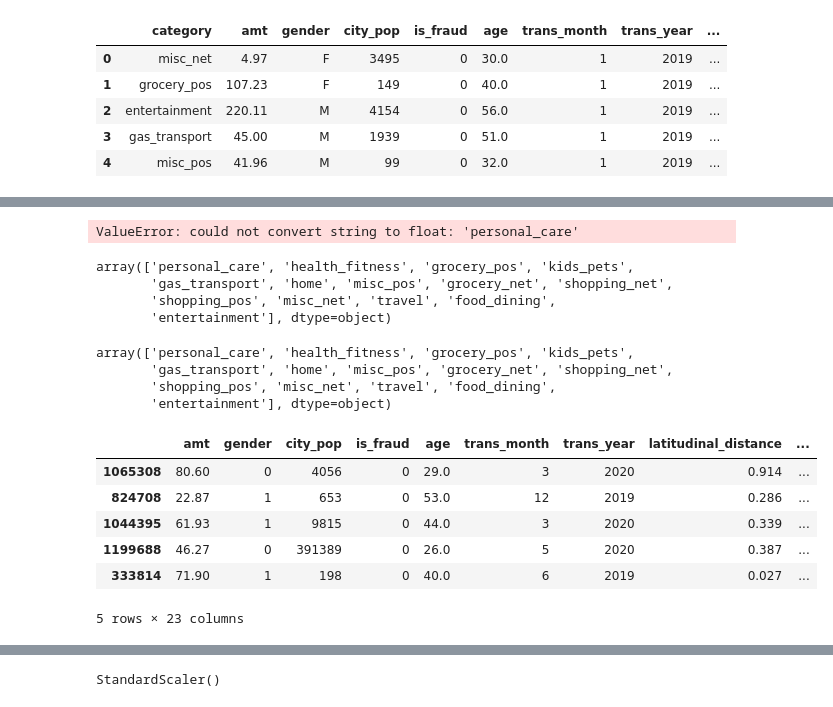
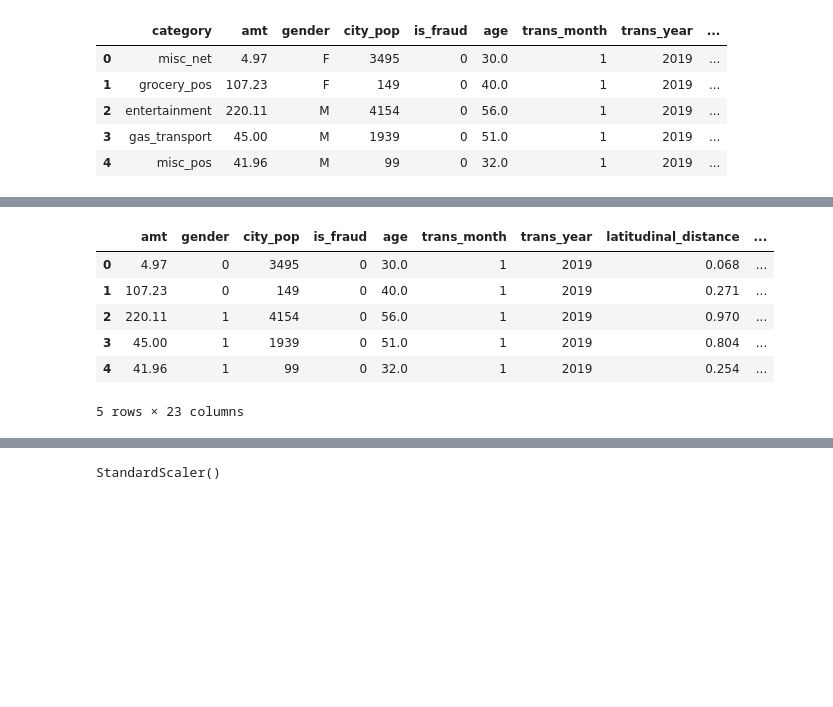
Before and after one commit to VenkataSaiRahulSunkari/CS634-Project, a Jupyter notebook: testFinalProject.ipynb, the cells around one changed output, grey strips where cells are left out. Cells and saved outputs as stored; diff of their text form; code cells hidden in the pictures; blank space fills up the shorter version.

```diff
--- a/testFinalProject.ipynb
+++ b/testFinalProject.ipynb
@@ -243,0 +241,2 @@ f_trng_df = trng_df[trng_df.is_fraud == 1]
+# %%
+trng_df.gender = trng_df.gender.apply(lambda x: 1 if x=="M" else 0)
@@ -393,31 +292,13 @@ smote = SMOTE(random_state=42)
-# %%
-X_train, y_train = smote.fit_resample(X_train, y_train)
-# %% [output]
-ValueError: could not convert string to float: 'personal_care'
-# %%
-balanced_trng_df['category'].unique()
-# %% [output]
-array(['personal_care', 'health_fitness', 'grocery_pos', 'kids_pets',
-       'gas_transport', 'home', 'misc_pos', 'grocery_net', 'shopping_net',
-       'shopping_pos', 'misc_net', 'travel', 'food_dining',
-       'entertainment'], dtype=object)
-# %%
-balanced_trng_df['category'].unique()
-# %% [output]
-array(['personal_care', 'health_fitness', 'grocery_pos', 'kids_pets',
-       'gas_transport', 'home', 'misc_pos', 'grocery_net', 'shopping_net',
-       'shopping_pos', 'misc_net', 'travel', 'food_dining',
-       'entertainment'], dtype=object)
 # %%
-balanced_trng_df = pd.get_dummies(balanced_trng_df, columns=['category'], prefix='category')
+trng_df = pd.get_dummies(trng_df, columns=['category'], prefix='category')
 # %%
-balanced_trng_df.head()
+trng_df.head()
 # %% [output]
 |  | amt | gender | city_pop | is_fraud | age | trans_month | trans_year | latitudinal_distance | ... |
-| 1065308 | 80.60 | 0 | 4056 | 0 | 29.0 | 3 | 2020 | 0.914 | ... |
-| 824708 | 22.87 | 1 | 653 | 0 | 53.0 | 12 | 2019 | 0.286 | ... |
-| 1044395 | 61.93 | 1 | 9815 | 0 | 44.0 | 3 | 2020 | 0.339 | ... |
-| 1199688 | 46.27 | 0 | 391389 | 0 | 26.0 | 5 | 2020 | 0.387 | ... |
-| 333814 | 71.90 | 1 | 198 | 0 | 40.0 | 6 | 2019 | 0.027 | ... |
+| 0 | 4.97 | 0 | 3495 | 0 | 30.0 | 1 | 2019 | 0.068 | ... |
+| 1 | 107.23 | 0 | 149 | 0 | 40.0 | 1 | 2019 | 0.271 | ... |
+| 2 | 220.11 | 1 | 4154 | 0 | 56.0 | 1 | 2019 | 0.970 | ... |
+| 3 | 45.00 | 1 | 1939 | 0 | 51.0 | 1 | 2019 | 0.804 | ... |
+| 4 | 41.96 | 1 | 99 | 0 | 32.0 | 1 | 2019 | 0.254 | ... |
 5 rows × 23 columns
 # %%
```
Also changed, not shown: parts of 29 cells of this notebook, 2 other files.
